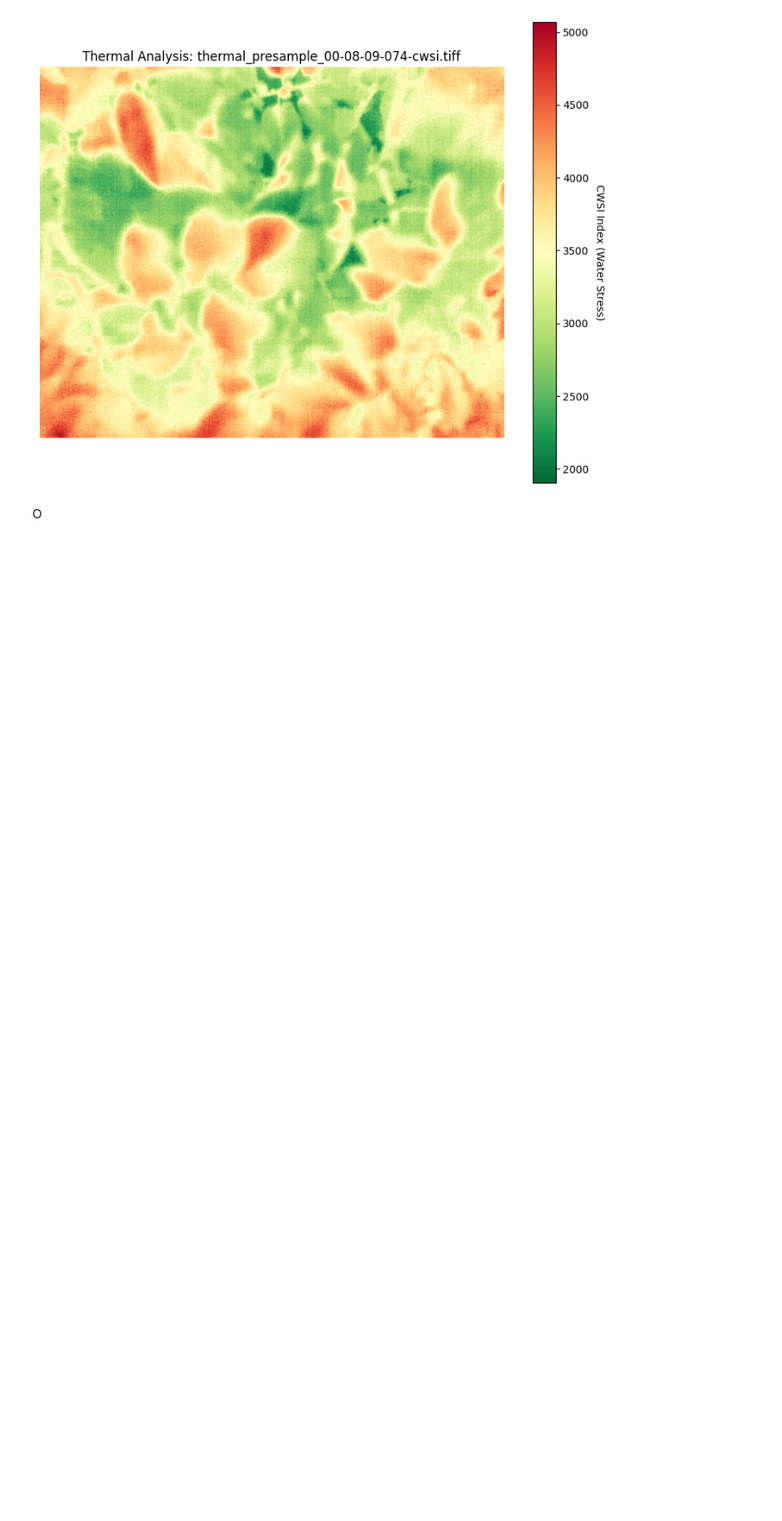
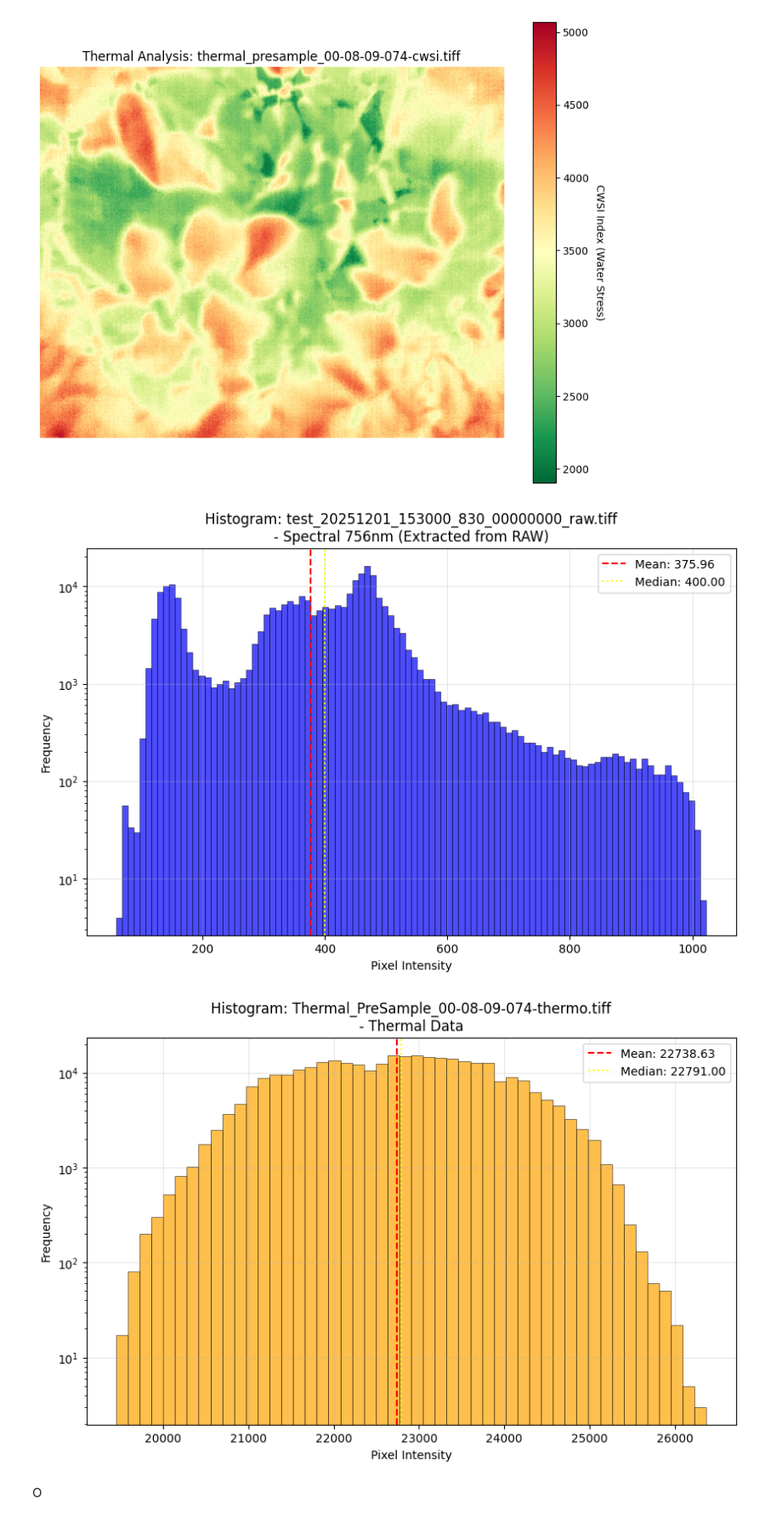
Before and after one commit to AntoineHERBAUX/CROPSENSE, a Jupyter notebook: CROPSENSE.ipynb, the cells around one changed output. Shown at 85% size. Cells and saved outputs as stored; diff of their text form; code cells hidden in the pictures; blank space fills up the shorter version.

```diff
--- a/CROPSENSE.ipynb
+++ b/CROPSENSE.ipynb
@@ -1146,5 +1486,18 @@ show_thermal_image("C:/CROPSENSE/CROPSENSE_DATA/2025-12-10/PreSample/Thermal/The
    🔸 Max: 5070.00
    sz Mean: 3409.06
 [figure]
+# %%
+# --- EXAMPLE 1: Check the "Red Edge" band (Index 7) of a multispectral file ---
+# This helps you see if the specific band used for NDVI is well exposed.
+spectral_file = "C:/CROPSENSE/CROPSENSE_DATA/2025-12-10/test/Spectral/test_20251201_153000_830_00000000_raw.tiff"
+plot_image_histogram(spectral_file, band_index=7, bins=100, log_scale=True)
+
+# --- EXAMPLE 2: Check a Thermal Temperature Map ---
+# This shows the distribution of temperatures (e.g., most pixels are around 22°C).
+thermal_file = "C:/CROPSENSE/CROPSENSE_DATA/2025-12-10/PreSample/Thermal/Thermal_PreSample_00-08-09-074-thermo.tiff"
+plot_image_histogram(thermal_file, bins=50, log_scale=True)
+# %% [output]
+[figure, added]
+[figure, added]
 # %% [markdown]
 O
```
Also changed, not shown: parts of 19 cells of this notebook, 1 other file.
